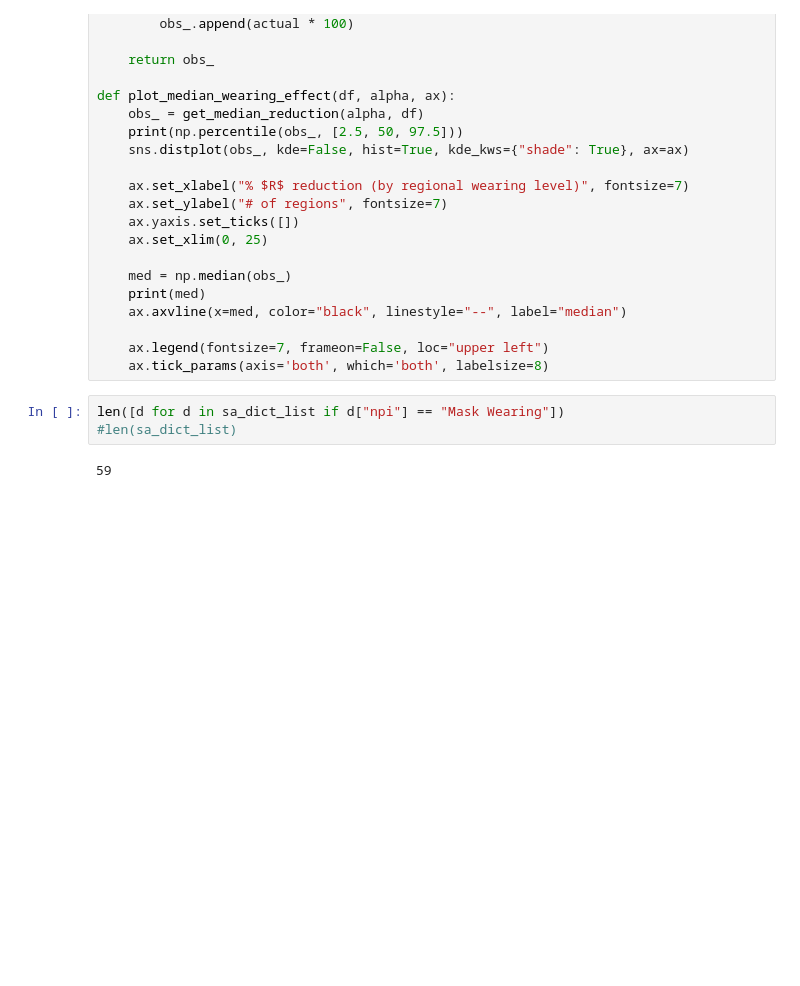
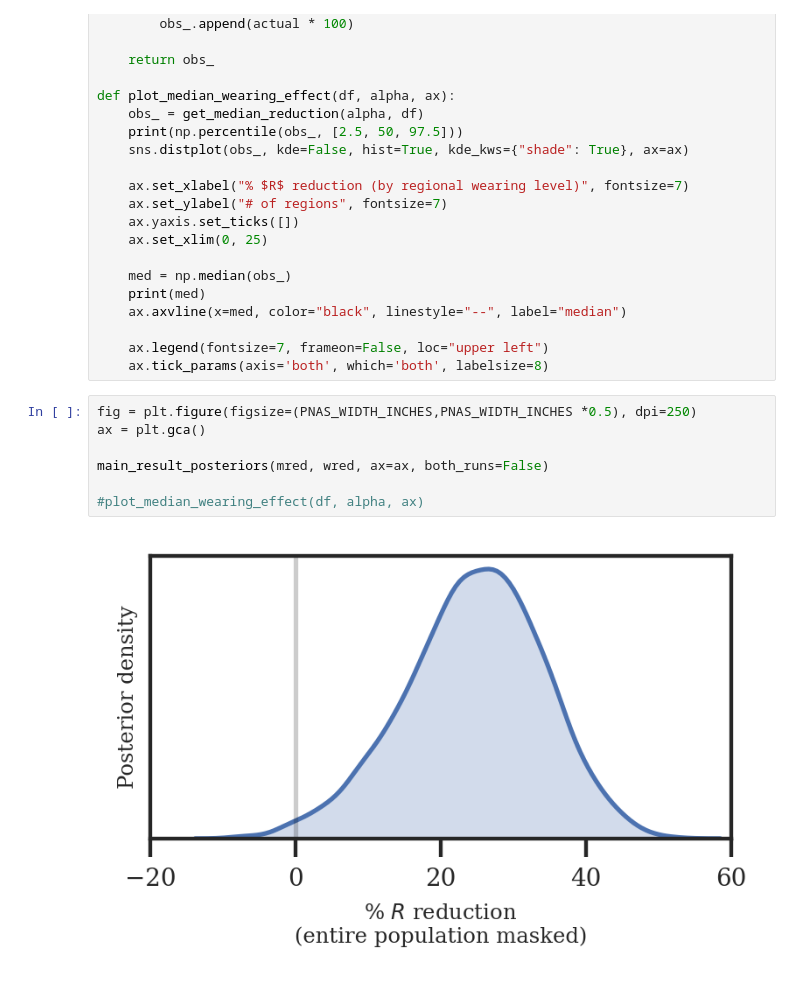
Before and after one commit to g-leech/masks_v_mandates, a Jupyter notebook: notebooks/fig3.ipynb, the cells around one changed output. Drawn from its saved outputs; the diff is of its cells as text; blank space fills up the shorter version.

Commit message:
extra checks (ascertainment, ppc, wearing range regions)

```diff
--- a/notebooks/fig3.ipynb
+++ b/notebooks/fig3.ipynb
@@ -166,11 +175,15 @@ def plot_median_wearing_effect(df, alpha, ax):
 
     ax.legend(fontsize=7, frameon=False, loc="upper left")
     ax.tick_params(axis='both', which='both', labelsize=8)
-# %%
-len([d for d in sa_dict_list if d["npi"] == "Mask Wearing"])
-#len(sa_dict_list)
-# %% [output]
-59
+# %%
+fig = plt.figure(figsize=(PNAS_WIDTH_INCHES,PNAS_WIDTH_INCHES *0.5), dpi=250)
+ax = plt.gca()
+
+main_result_posteriors(mred, wred, ax=ax, both_runs=False)
+
+#plot_median_wearing_effect(df, alpha, ax)
+# %% [output]
+[figure, added]
 # %%
 df = mobility_data
 PNAS_WIDTH_INCHES = 3.4252
```
Also changed, not shown: parts of 7 cells of this notebook, 10 other files.
